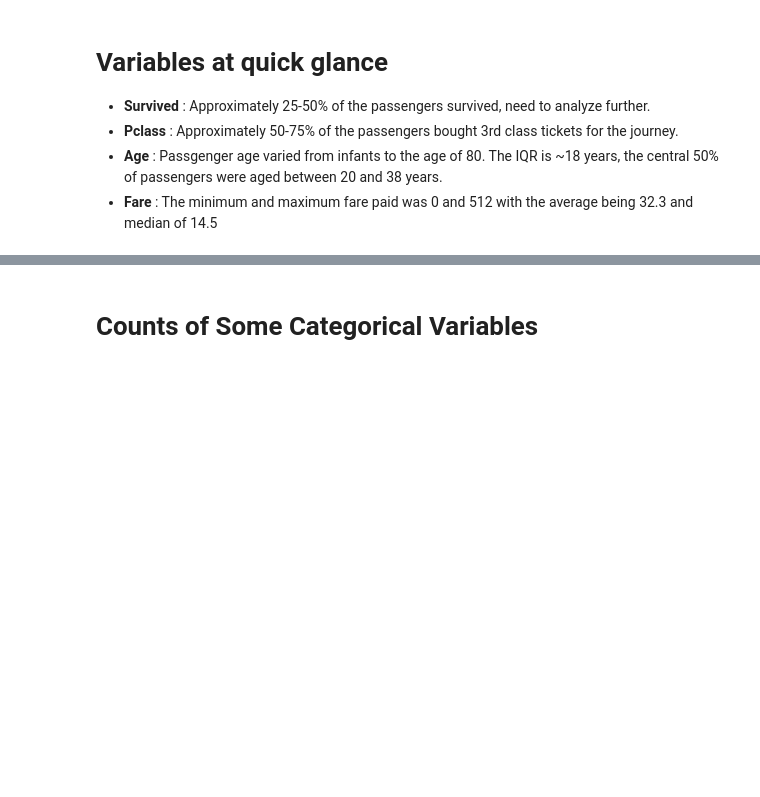
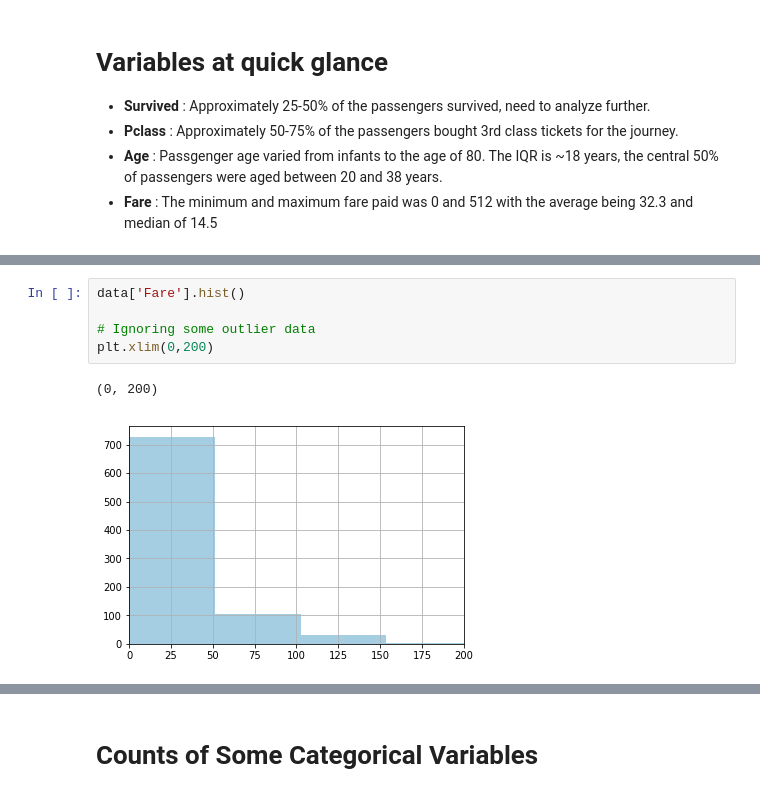
Before and after one commit to USF-CS-663-Spring-2020/lab-02-titanic-ksonar, a Jupyter notebook: juoyter notebook/lab-02.ipynb, the cells around one changed output, grey strips where cells are left out. Saved outputs shown, nothing was run; the diff lists cells and outputs as text; blank space fills up the shorter version.

```diff
--- a/juoyter notebook/lab-02.ipynb
+++ b/juoyter notebook/lab-02.ipynb
@@ -73,0 +88,8 @@ data.sample(5)
+# %%
+data['Fare'].hist()
+
+# Ignoring some outlier data
+plt.xlim(0,200)
+# %% [output]
+(0, 200)
+[figure, added]
```
Also changed, not shown: parts of 17 cells of this notebook.
